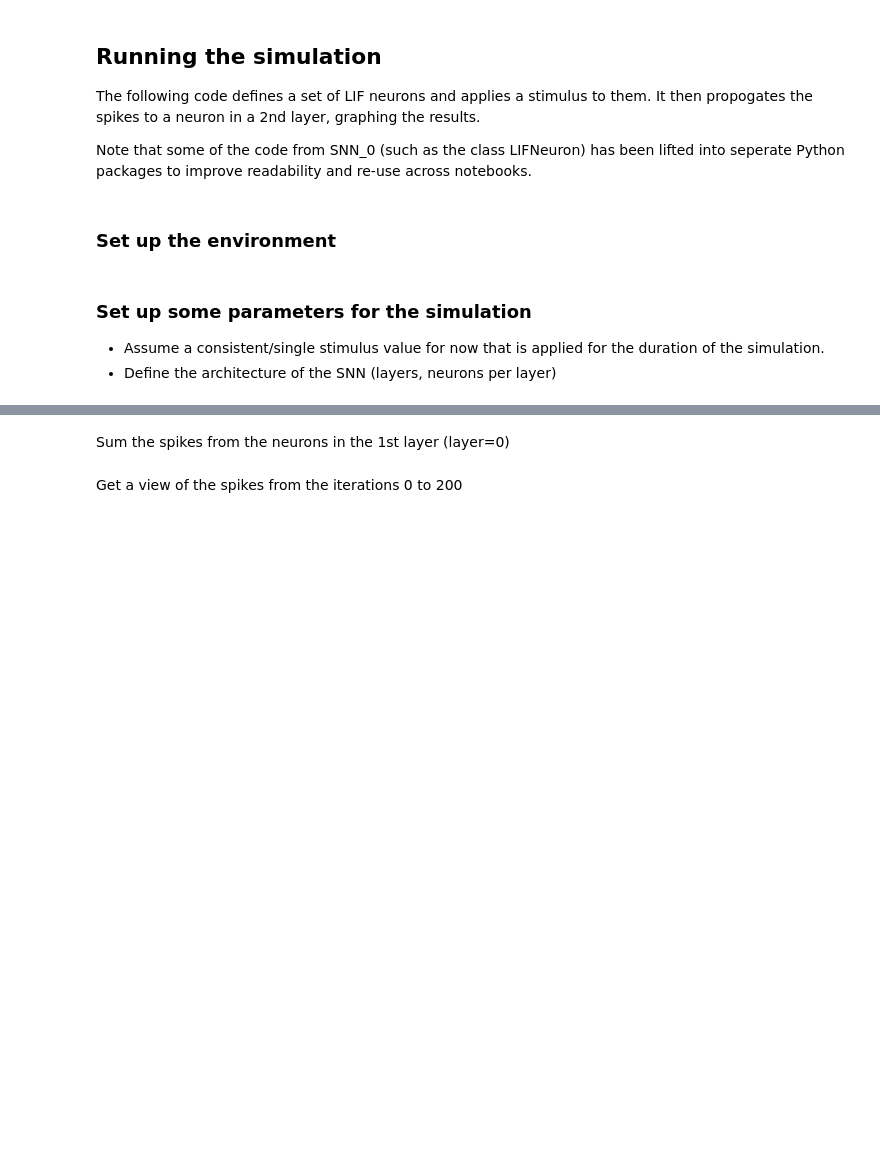
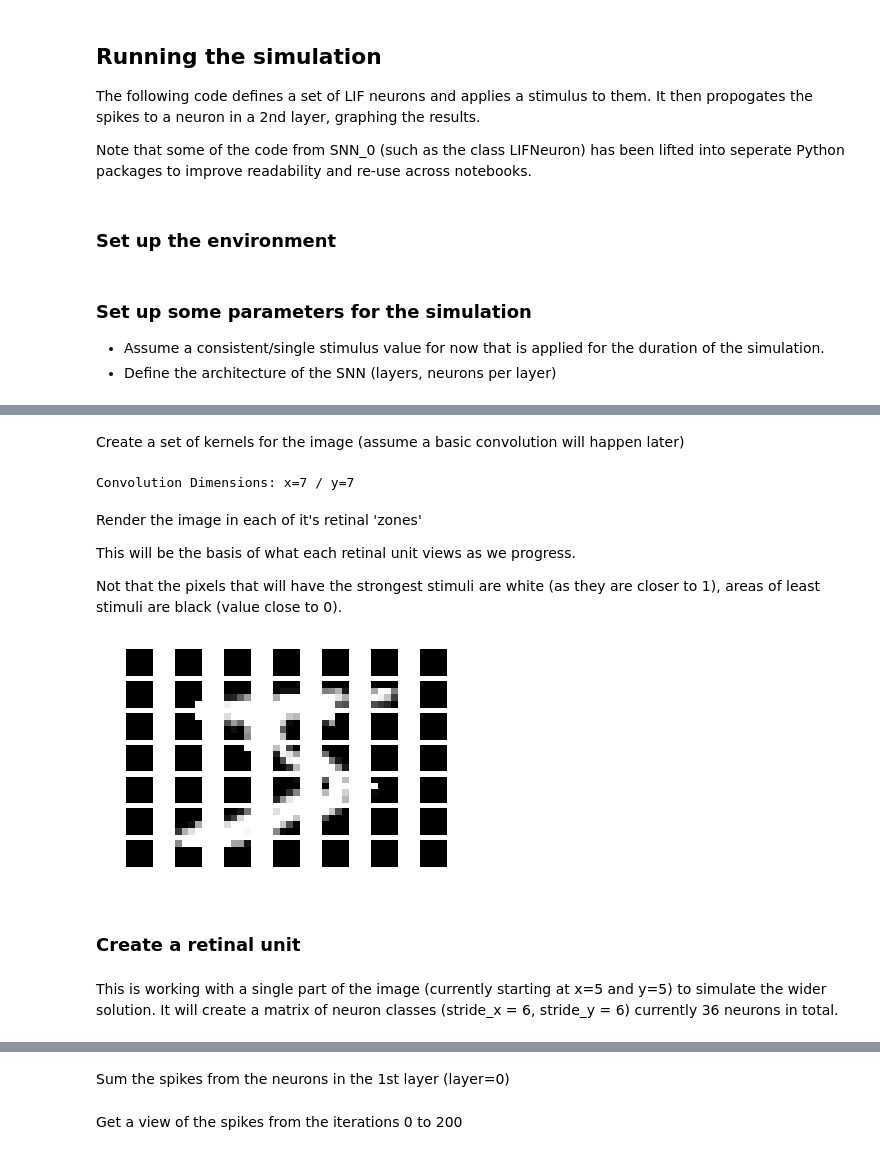
Before and after one commit to markstrefford/Spiking-Neural-Network, a Jupyter notebook: SNN_1.ipynb, the cells around one changed output, grey strips where cells are left out. Saved outputs shown, nothing was run; the diff lists cells and outputs as text; code cells hidden in the pictures; blank space fills up the shorter version.

Commit message:
Generating spikes for a single kernel

```diff
--- a/SNN_1.ipynb
+++ b/SNN_1.ipynb
@@ -76,0 +42,9 @@ plot_spikes(neurons[0][0].time, neurons[0][0].spikes, 'Output spikes for {}'.for
+# %%
+mndata = MNIST('./mnist')
+images, labels = mndata.load_training()
+
+def get_next_image(index=0):
+    return images[index]
+
+image = get_next_image(index=0)
+print(mndata.display(image))
@@ -76,0 +71,5 @@ plot_spikes(neurons[0][0].time, neurons[0][0].spikes, 'Output spikes for {}'.for
+# %%
+image=np.asarray(image).reshape((28,28))
+image_norm = (image * 255.0/image.max()) / 255.
+print(image_norm)
+print(image.shape)
@@ -76,0 +94,40 @@ plot_spikes(neurons[0][0].time, neurons[0][0].spikes, 'Output spikes for {}'.for
+# %% [markdown]
+Create a set of kernels for the image (assume a basic convolution will happen later)
+# %%
+stride = (4,2)   # TODO: This will be 4 on-centre neurons, 2 surround (off-centre) neurons
+stride_size = stride[0] + stride[1]
+len_x, len_y = image.shape
+x_max = int(len_x/stride[0])
+y_max = int(len_y/stride[0])
+print ('Convolution Dimensions: x={} / y={}'.format(x_max, y_max))  #', starting at x={}, y={}'.format(x_max, y_max, x_count, y_count))
+# %% [output]
+Convolution Dimensions: x=7 / y=7
+# %% [markdown]
+Render the image in each of it's retinal 'zones'
+
+This will be the basis of what each retinal unit views as we progress.
+
+Not that the pixels that will have the strongest stimuli are white (as they are closer to 1), areas of least stimuli are black (value close to 0).
+# %%
+fig = plt.figure() #int(x_max+1) * int(y_max+1))
+x_count, y_count = 1, 1
+
+for y in range (0, len_y, stride[0]):
+    x_count = 1
+    for x in range(0, len_x, stride[0]):
+        x_end = x + stride[0]
+        y_end = y + stride[0]
+        kernel = image_norm[y:y_end, x:x_end]
+        #orientation = s1(kernel)
+        a = fig.add_subplot(y_max, x_max, (y_count-1)*x_max+x_count)
+        a.axis('off')
+        plt.imshow(kernel, cmap="gray")
+        x_count += 1
+    y_count += 1
+plt.show()
+# %% [output]
+[figure, added]
+# %% [markdown]
+### Create a retinal unit
+# %% [markdown]
+This is working with a single part of the image (currently starting at x=5 and y=5) to simulate the wider solution.  It will create a matrix of neuron classes (stride_x = 6, stride_y = 6) currently 36 neurons in total.
```
Also changed, not shown: parts of 17 cells of this notebook, 1 other file.
